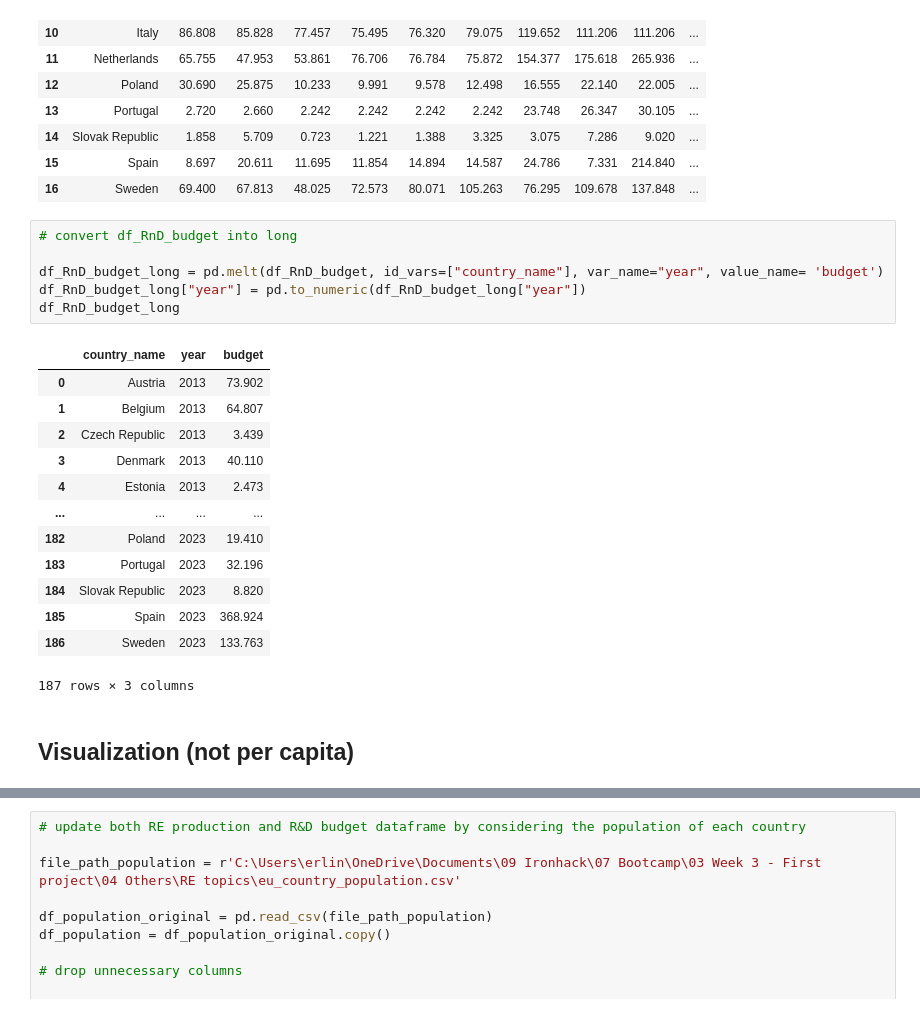
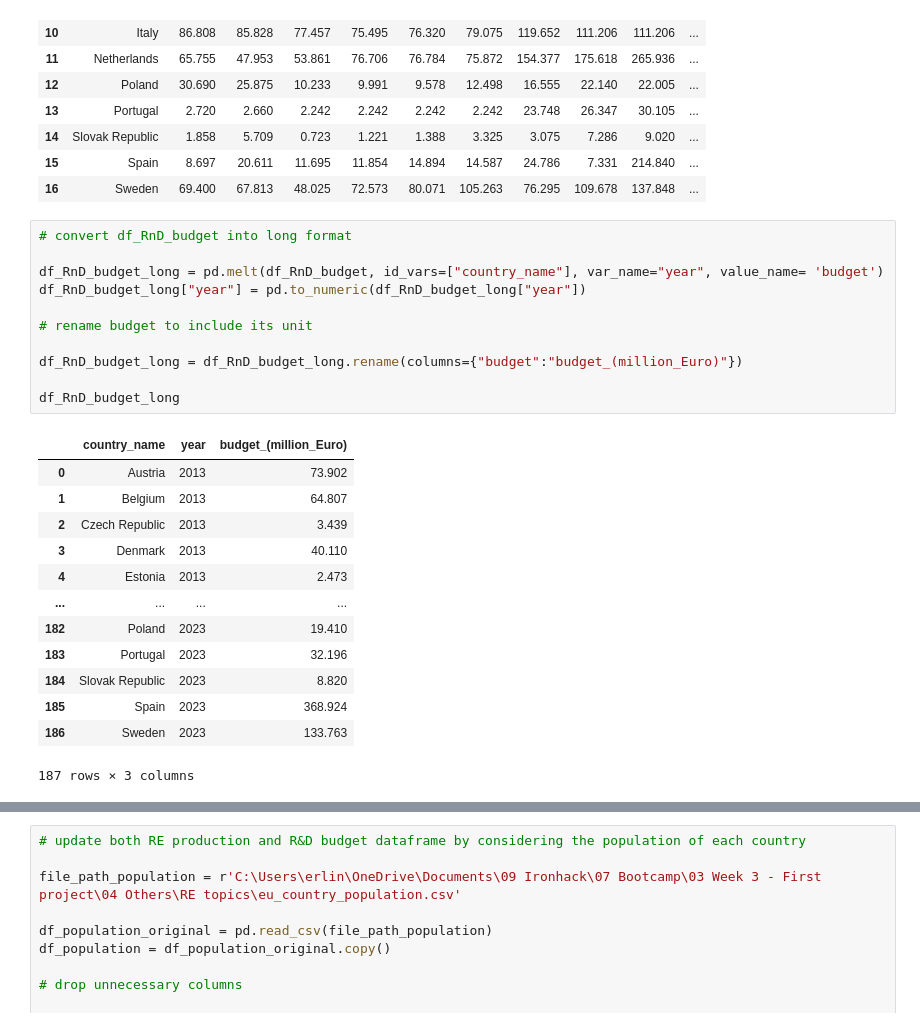
Before and after one commit to NGravereaux/portfolio-project-renewable-evergy-analysis, a Jupyter notebook: main_hypothesis_3.ipynb, the cells around one changed output, grey strips where cells are left out. Cells and saved outputs as stored; diff of their text form.

```diff
--- a/main_hypothesis_3.ipynb
+++ b/main_hypothesis_3.ipynb
@@ -468,13 +494,18 @@ df_RnD_budget
 | 15 | Spain | 8.697 | 20.611 | 11.695 | 11.854 | 14.894 | 14.587 | 24.786 | 7.331 | 214.840 | ... |
 | 16 | Sweden | 69.400 | 67.813 | 48.025 | 72.573 | 80.071 | 105.263 | 76.295 | 109.678 | 137.848 | ... |
 # %%
-# convert df_RnD_budget into long
+# convert df_RnD_budget into long format
 
 df_RnD_budget_long = pd.melt(df_RnD_budget, id_vars=["country_name"], var_name="year", value_name= 'budget')
 df_RnD_budget_long["year"] = pd.to_numeric(df_RnD_budget_long["year"])
+
+# rename budget to include its unit
+
+df_RnD_budget_long = df_RnD_budget_long.rename(columns={"budget":"budget_(million_Euro)"})
+
 df_RnD_budget_long
 # %% [output]
-|  | country_name | year | budget |
+|  | country_name | year | budget_(million_Euro) |
 | 0 | Austria | 2013 | 73.902 |
 | 1 | Belgium | 2013 | 64.807 |
 | 2 | Czech Republic | 2013 | 3.439 |
@@ -487,5 +518,3 @@ df_RnD_budget_long
 | 185 | Spain | 2023 | 368.924 |
 | 186 | Sweden | 2023 | 133.763 |
 187 rows × 3 columns
-# %% [markdown]
-## Visualization (not per capita)
```
Also changed, not shown: parts of 47 cells of this notebook, 3 other files.
